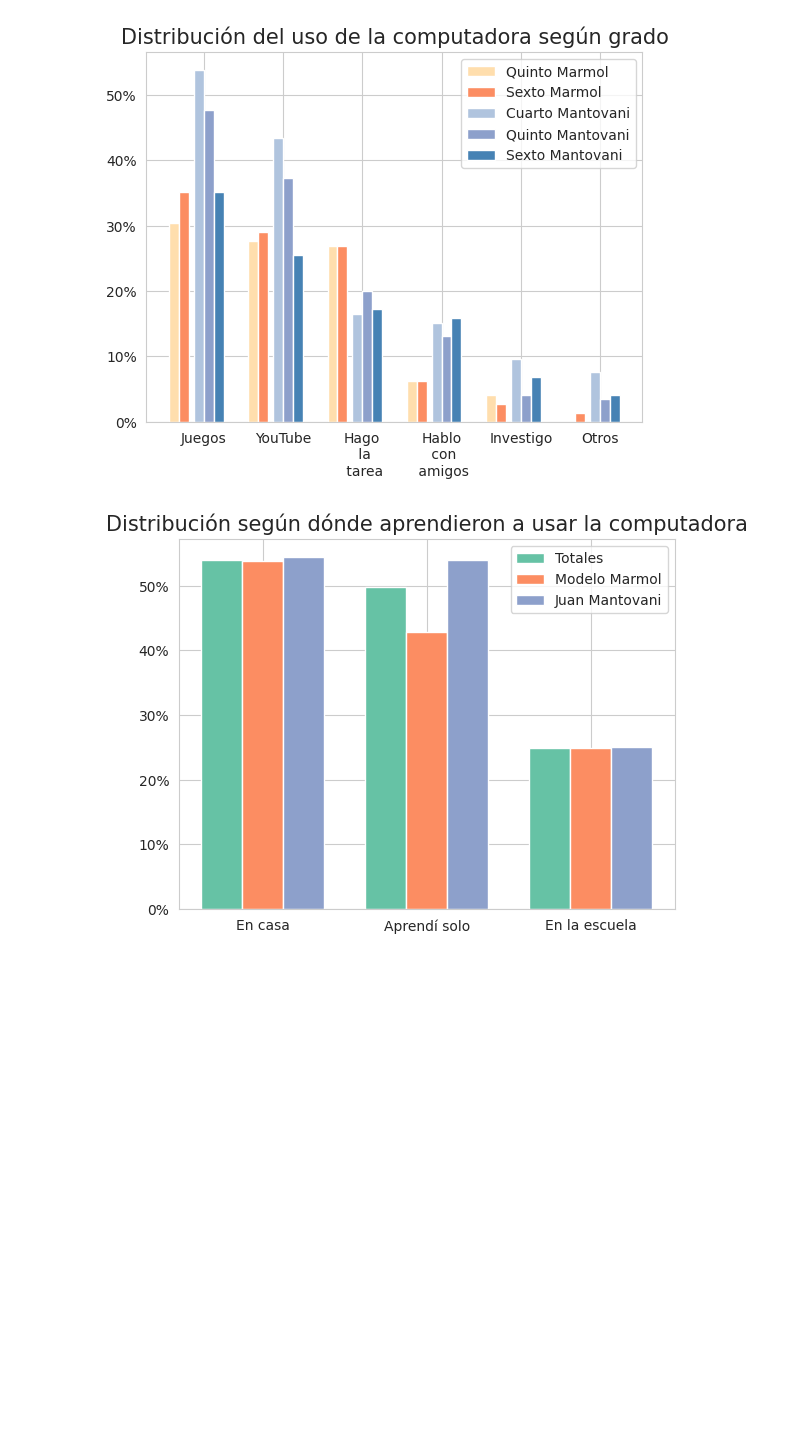
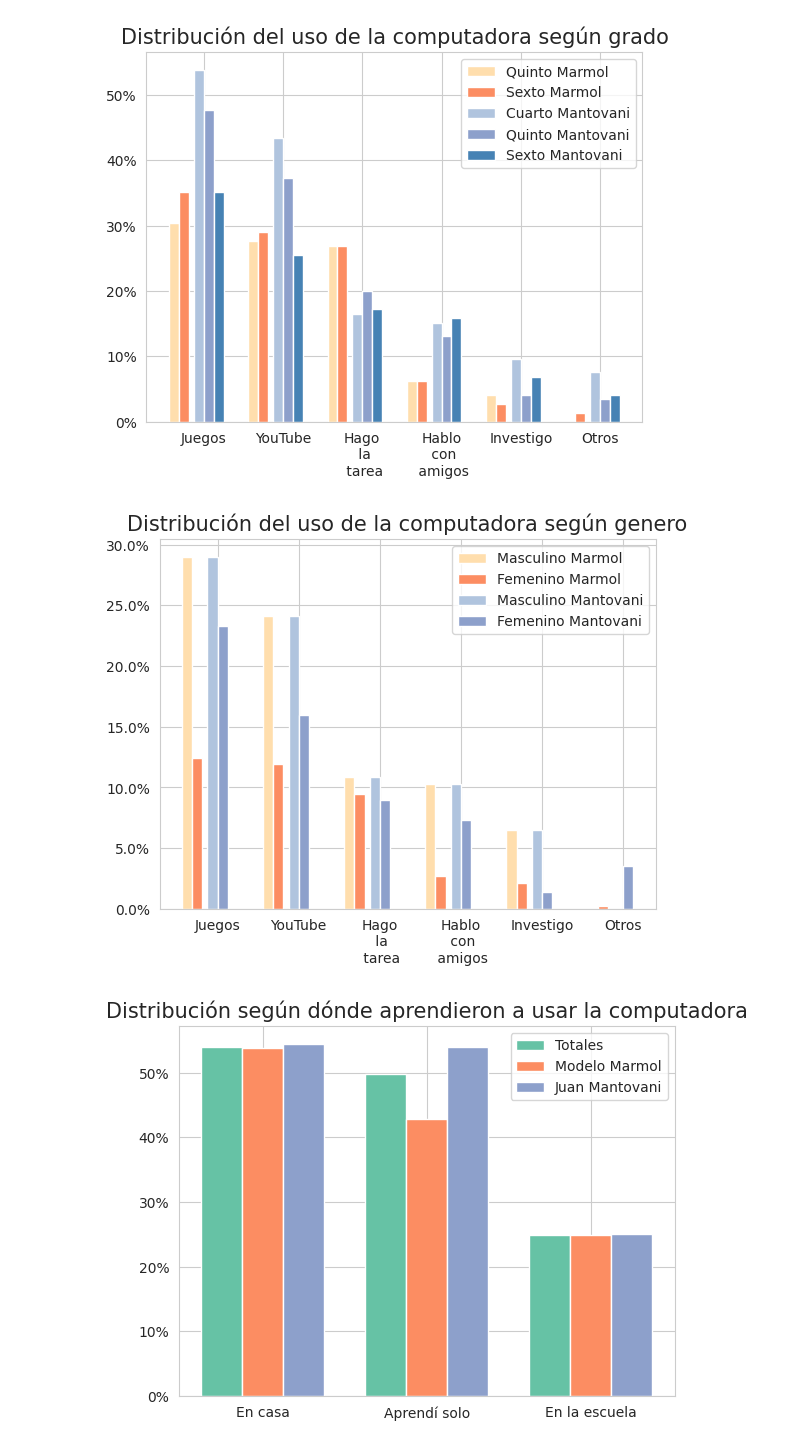
Before and after one commit to fedesassone/tesis, a Jupyter notebook: notebooks/Poblacional.ipynb, the cells around one changed output. Drawn from its saved outputs; the diff is of its cells as text; code cells hidden in the pictures; blank space fills up the shorter version.

```diff
--- a/notebooks/Poblacional.ipynb
+++ b/notebooks/Poblacional.ipynb
@@ -460,6 +553,75 @@ plt.savefig('9.png')
 # realizar grafico con distribucion segun genero y
 # %% [output]
 [figure]
+# %%
+# Uso de la compu segun genero
+data_total = df_fe["uso_computadora"].str.replace(" ", "").str.get_dummies(sep=',').sum().div(cant_total).sort_values(ascending=False)
+
+data_marmol_mas = marmol[marmol['genero']=="Masculino"]["uso_computadora"].str.replace(" ", "").str.get_dummies(sep=',').sum().div(cant_total).sort_values(ascending=False)
+data_marmol_fem = marmol[marmol['genero']=="Femenino"]["uso_computadora"].str.replace(" ", "").str.get_dummies(sep=',').sum().div(cant_total).sort_values(ascending=False)
+
+data_mantovani_mas = mantovani[mantovani['genero']=="Masculino"]["uso_computadora"].str.replace(" ", "").str.get_dummies(sep=',').sum().div(cant_total).sort_values(ascending=False)
+data_mantovani_fem = mantovani[mantovani['genero']=="Femenino"]["uso_computadora"].str.replace(" ", "").str.get_dummies(sep=',').sum().div(cant_total).sort_values(ascending=False)
+# data_mantovani_otr = mantovani[mantovani['genero']=="Otro"]["uso_computadora"].str.replace(" ", "").str.get_dummies(sep=',').sum().div(cant_total).sort_values(ascending=False)
+
+dfs = [data_mantovani_mas, data_marmol_fem, data_mantovani_mas, data_mantovani_fem]
+    #    , data_mantovani_otr]
+otros = ["Programo/Diseño", "Usoredessociales", "MiroPelis/Seriesporstreaming", "Escuchomúsica"]
+
+for df in dfs:
+    df["Otros"] = 0.0
+    for data in df.index:
+        if data in otros:
+            df["Otros"] = df["Otros"] + df[data]
+            df.drop(data, inplace=True)
+
+# for data in data_total.index:
+#     for df in dfs:
+#         if data not in df.index:
+#             df[data] = 0.0
+        # df = df.sort_index()
+
+
+bar_width = 0.25
+
+ticks = [1, 3, 5, 7, 9, 11]
+
+labels = ("Juegos", "YouTube", "Hago\n la\n tarea", \
+            "Hablo\n con\n amigos", "Investigo", "Otros")
+
+
+# bar_width = 0.25
+# ticks = [1, 3]
+br1 = ticks
+br2 = [x + bar_width for x in br1]
+# br3 = [x + bar_width for x in br2]
+
+br3 = [x + 1.5*bar_width for x in br2]
+br4 = [x + bar_width for x in br3]
+# br5 = [x + bar_width for x in br4]
+
+# for df in dfs:
+#     print(df)
+
+plt.bar(br1,dfs[0], width=bar_width, label = 'Masculino Marmol', color='navajowhite')
+plt.bar(br2,dfs[1], width=bar_width, label = 'Femenino Marmol', color='C1')
+
+plt.bar(br3,dfs[2], width=bar_width, label = 'Masculino Mantovani', color='lightsteelblue')
+plt.bar(br4,dfs[3], width=bar_width, label = 'Femenino Mantovani', color='C2')
+# plt.bar(br5,dfs[4], width=bar_width, label = 'Otro Mantovani', color='steelblue')
+
+plt.gca().yaxis.set_major_formatter(PercentFormatter(1))
+
+plt.title("Distribución del uso de la computadora según genero", fontsize=15)
+ticks = [x + 3*bar_width for x in ticks]
+plt.xticks(ticks, labels)
+plt.legend()
+plt.savefig('9.1.png')
+
+# Explicar el mas elegido de otros en este grafico -> desgloce de otros.
+# Cantidad de opciones elegidas por genero
+# %% [output]
+[figure, added]
 # %%
 # Donde aprendiste a uisar la computadora
 data_total = df_fe["aprender_computadora"].str.replace(" ", "").str.get_dummies(sep=',').sum().div(cant_total).sort_values(ascending=False)
```
Also changed, not shown: parts of 13 cells of this notebook, 8 other files.
